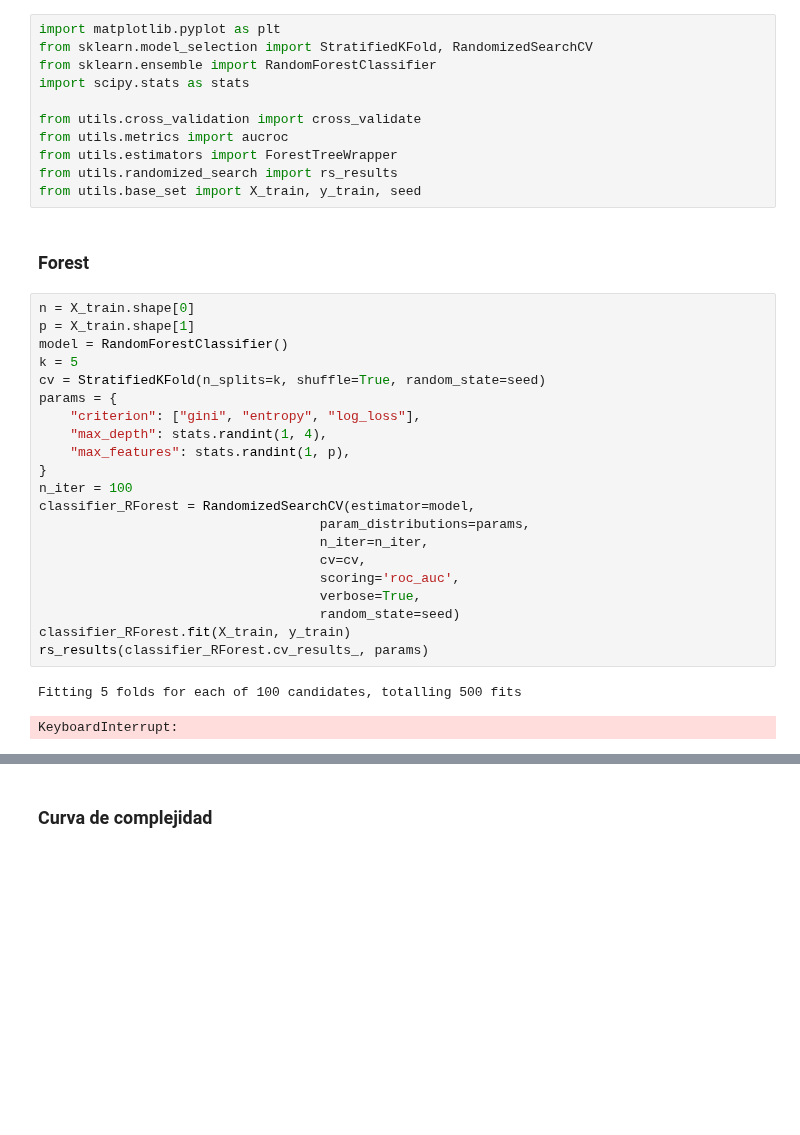
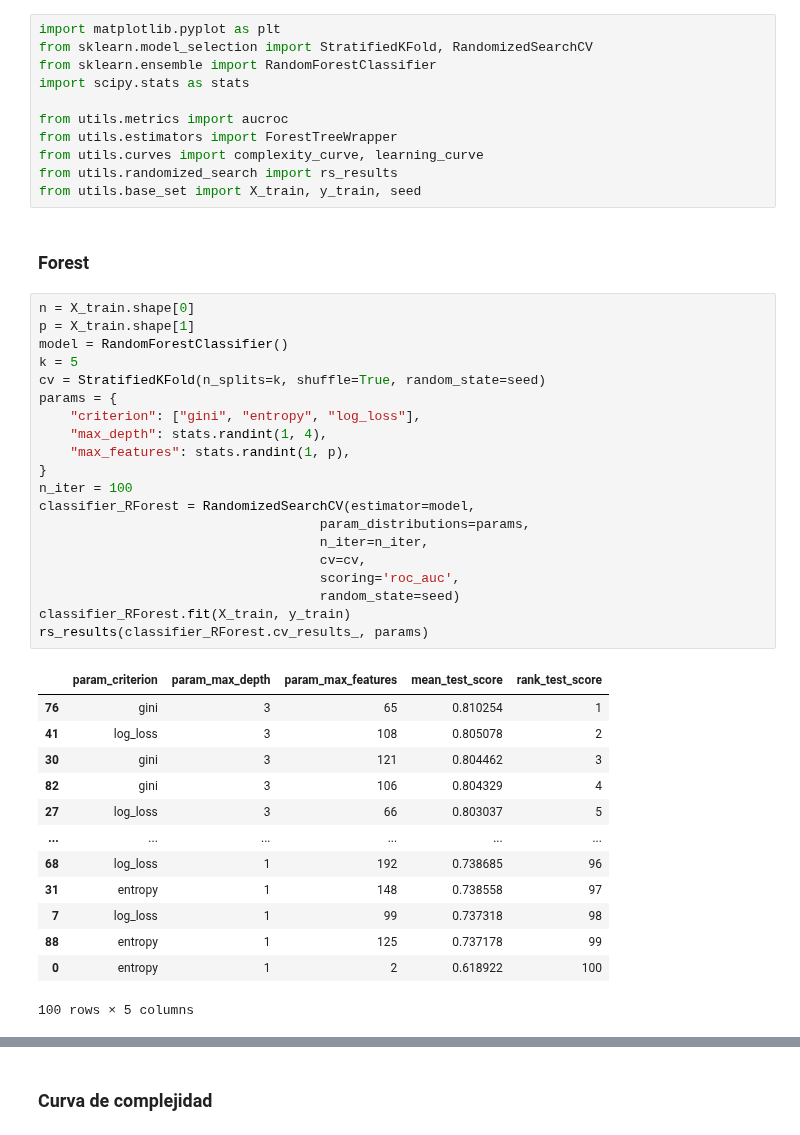
Before and after one commit to fedeaar/aa-tp01, a Jupyter notebook: experimentacion/ej4_3.ipynb, the cells around one changed output, grey strips where cells are left out. Saved outputs shown, nothing was run; the diff lists cells and outputs as text; blank space fills up the shorter version.

```diff
--- a/experimentacion/ej4_3.ipynb
+++ b/experimentacion/ej4_3.ipynb
@@ -4,9 +4,9 @@ from sklearn.model_selection import StratifiedKFold, RandomizedSearchCV
 from sklearn.ensemble import RandomForestClassifier
 import scipy.stats as stats
 
-from utils.cross_validation import cross_validate
 from utils.metrics import aucroc
 from utils.estimators import ForestTreeWrapper
+from utils.curves import complexity_curve, learning_curve
 from utils.randomized_search import rs_results
 from utils.base_set import X_train, y_train, seed
 # %% [markdown]
@@ -14,25 +14,35 @@ from utils.base_set import X_train, y_train, seed
 # %%
 n = X_train.shape[0]
 p = X_train.shape[1]
 model = RandomForestClassifier()
 k = 5
 cv = StratifiedKFold(n_splits=k, shuffle=True, random_state=seed)
 params = {
     "criterion": ["gini", "entropy", "log_loss"],
     "max_depth": stats.randint(1, 4),
     "max_features": stats.randint(1, p),
 }
 n_iter = 100
 classifier_RForest = RandomizedSearchCV(estimator=model,
                                     param_distributions=params,
                                     n_iter=n_iter,
                                     cv=cv,
                                     scoring='roc_auc',
-                                    verbose=True,
                                     random_state=seed)
 classifier_RForest.fit(X_train, y_train)
 rs_results(classifier_RForest.cv_results_, params)
 # %% [output]
+|  | param_criterion | param_max_depth | param_max_features | mean_test_score | rank_test_score |
+| 76 | gini | 3 | 65 | 0.810254 | 1 |
+| 41 | log_loss | 3 | 108 | 0.805078 | 2 |
+| 30 | gini | 3 | 121 | 0.804462 | 3 |
+| 82 | gini | 3 | 106 | 0.804329 | 4 |
+| 27 | log_loss | 3 | 66 | 0.803037 | 5 |
+| ... | ... | ... | ... | ... | ... |
+| 68 | log_loss | 1 | 192 | 0.738685 | 96 |
+| 31 | entropy | 1 | 148 | 0.738558 | 97 |
+| 7 | log_loss | 1 | 99 | 0.737318 | 98 |
+| 88 | entropy | 1 | 125 | 0.737178 | 99 |
+| 0 | entropy | 1 | 2 | 0.618922 | 100 |
-Fitting 5 folds for each of 100 candidates, totalling 500 fits
+100 rows × 5 columns
-KeyboardInterrupt:
 # %%
```
Also changed, not shown: parts of 6 cells of this notebook, 26 other files.
